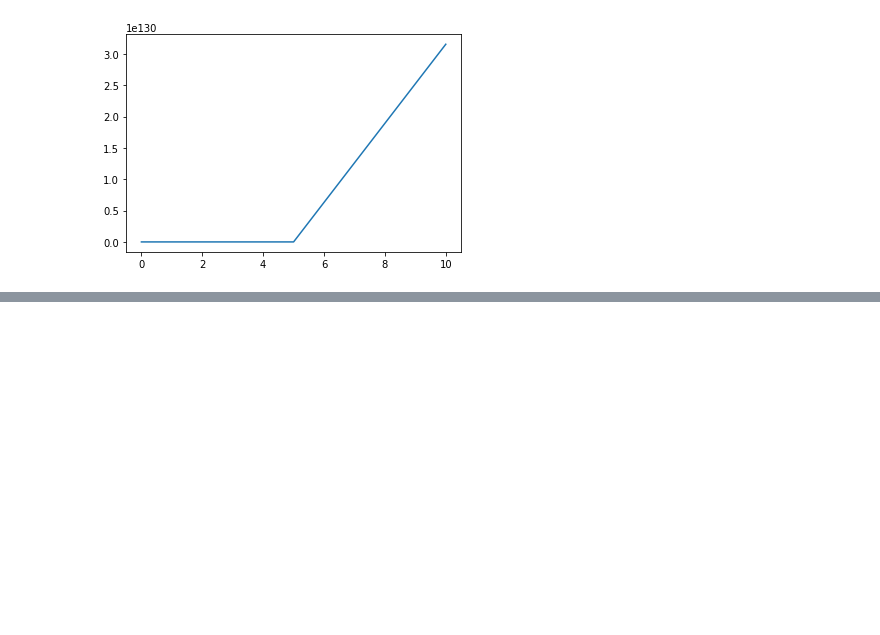
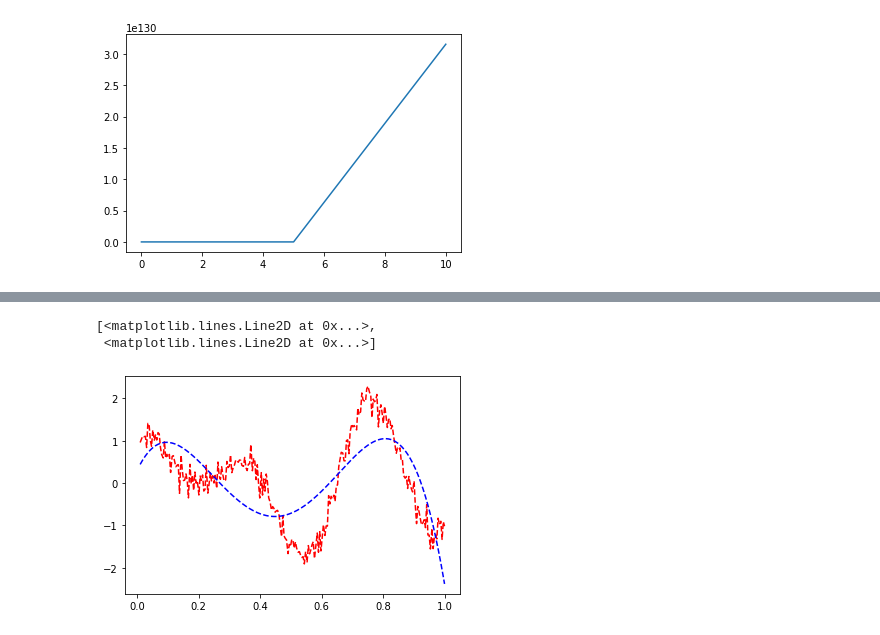
Before and after one commit to 9231058/ML-Homework, a Jupyter notebook: HW-1/HW1.ipynb, the cells around one changed output, grey strips where cells are left out. Saved outputs shown, nothing was run; the diff lists cells and outputs as text; code cells hidden in the pictures; blank space fills up the shorter version.

```diff
--- a/HW-1/HW1.ipynb
+++ b/HW-1/HW1.ipynb
@@ -221,0 +242,14 @@ ax20.plot(lmbs, coefficient)
+# %%
+_, ax21 = plt.subplots()
+
+h = regression.regression_with_normal_equation(data={d[0]: d[1] for d in dataset.values}, n=5)
+
+x = [d[0] for d in dataset.values]
+y = [d[1] for d in dataset.values]
+yh = [np.polynomial.polynomial.polyval(x, h) for x in x]
+
+ax21.plot(x, y, 'r--', x, yh, 'b--')
+# %% [output]
+[<matplotlib.lines.Line2D at 0x...>,
+ <matplotlib.lines.Line2D at 0x...>]
+[figure, added]
```
Also changed, not shown: parts of 3 cells of this notebook.
